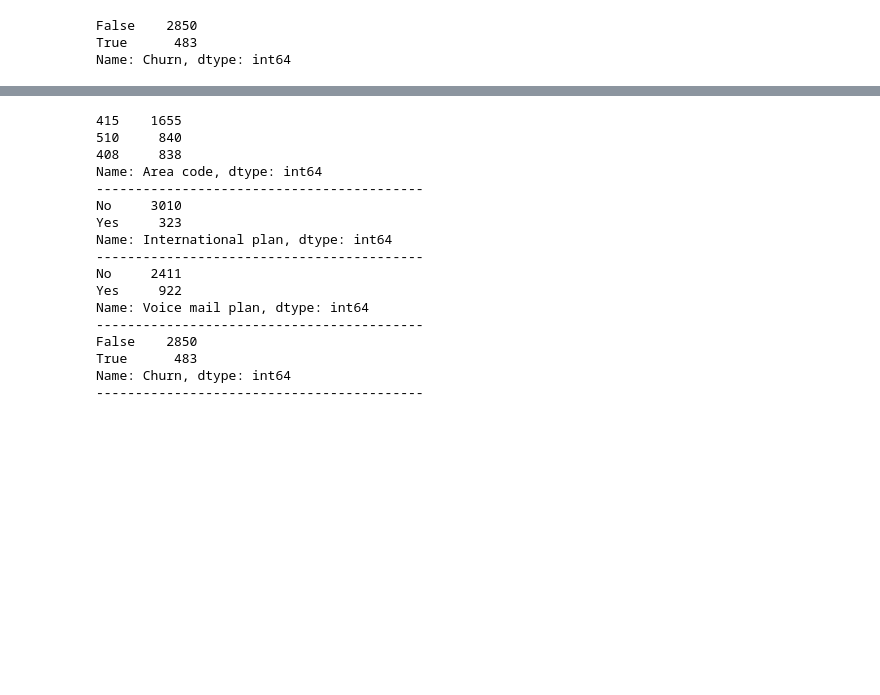
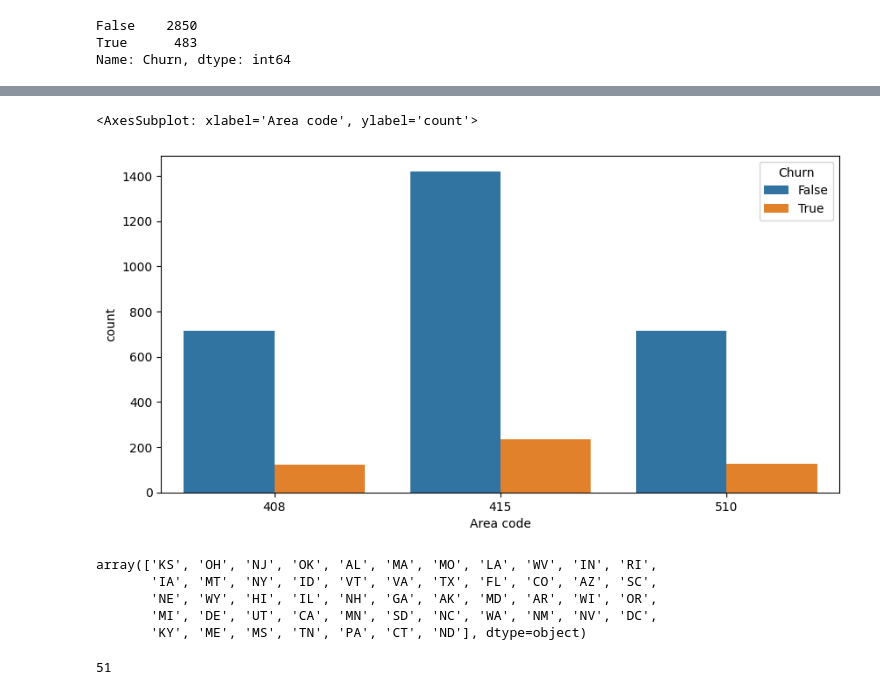
Before and after one commit to tusharraskar/EDA_Alma, a Jupyter notebook: Telecom_Churn_Analysis.ipynb, the cells around one changed output, grey strips where cells are left out. Saved outputs shown, nothing was run; the diff lists cells and outputs as text; code cells hidden in the pictures; blank space fills up the shorter version.

```diff
--- a/Telecom_Churn_Analysis.ipynb
+++ b/Telecom_Churn_Analysis.ipynb
@@ -172,22 +157,20 @@ Name: Churn, dtype: int64
-# %%
-for col in disc:
-  print(data[col].value_counts())
-  print('------------------------------------------')
-# %% [output]
-415    1655
-510     840
-408     838
-Name: Area code, dtype: int64
-------------------------------------------
-No     3010
-Yes     323
-Name: International plan, dtype: int64
-------------------------------------------
-No     2411
-Yes     922
-Name: Voice mail plan, dtype: int64
-------------------------------------------
-False    2850
-True      483
-Name: Churn, dtype: int64
-------------------------------------------
+# %%
+fig, ax = plt.subplots(figsize=(10,5))
+sns.countplot(x=df['Area code'],hue='Churn',data=df)
+# %% [output]
+<AxesSubplot: xlabel='Area code', ylabel='count'>
+[figure, added]
+# %%
+# Exploring Sate feature
+
+df['State'].unique()
+# %% [output]
+array(['KS', 'OH', 'NJ', 'OK', 'AL', 'MA', 'MO', 'LA', 'WV', 'IN', 'RI',
+       'IA', 'MT', 'NY', 'ID', 'VT', 'VA', 'TX', 'FL', 'CO', 'AZ', 'SC',
+       'NE', 'WY', 'HI', 'IL', 'NH', 'GA', 'AK', 'MD', 'AR', 'WI', 'OR',
+       'MI', 'DE', 'UT', 'CA', 'MN', 'SD', 'NC', 'WA', 'NM', 'NV', 'DC',
+       'KY', 'ME', 'MS', 'TN', 'PA', 'CT', 'ND'], dtype=object)
+# %%
+df['State'].nunique()
+# %% [output]
+51
```
Also changed, not shown: parts of 11 cells of this notebook.
